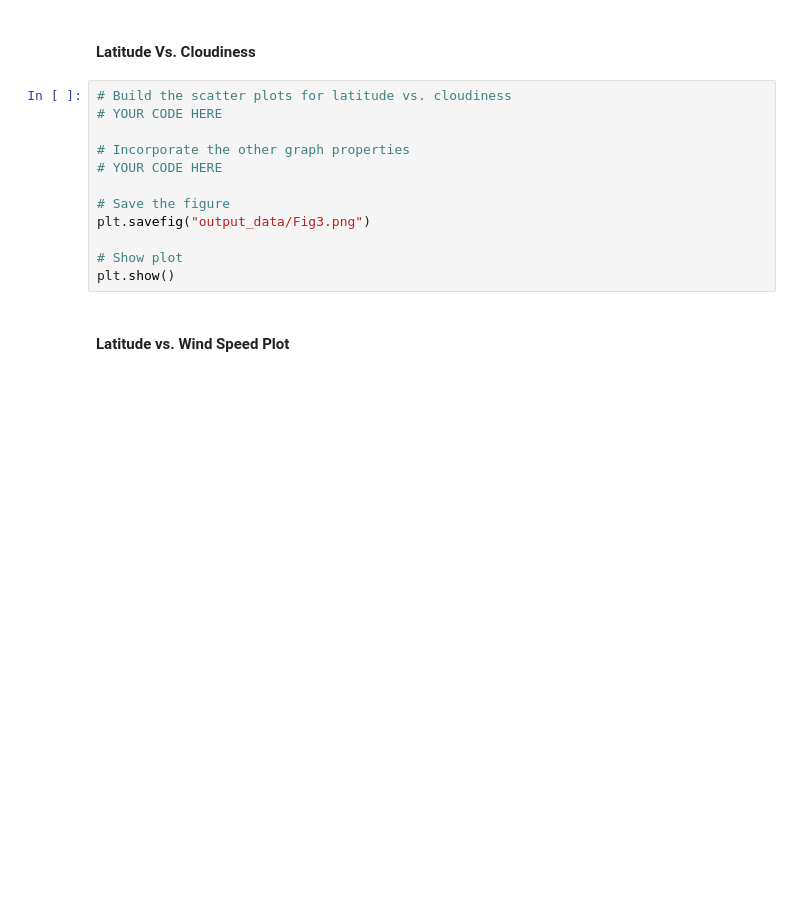
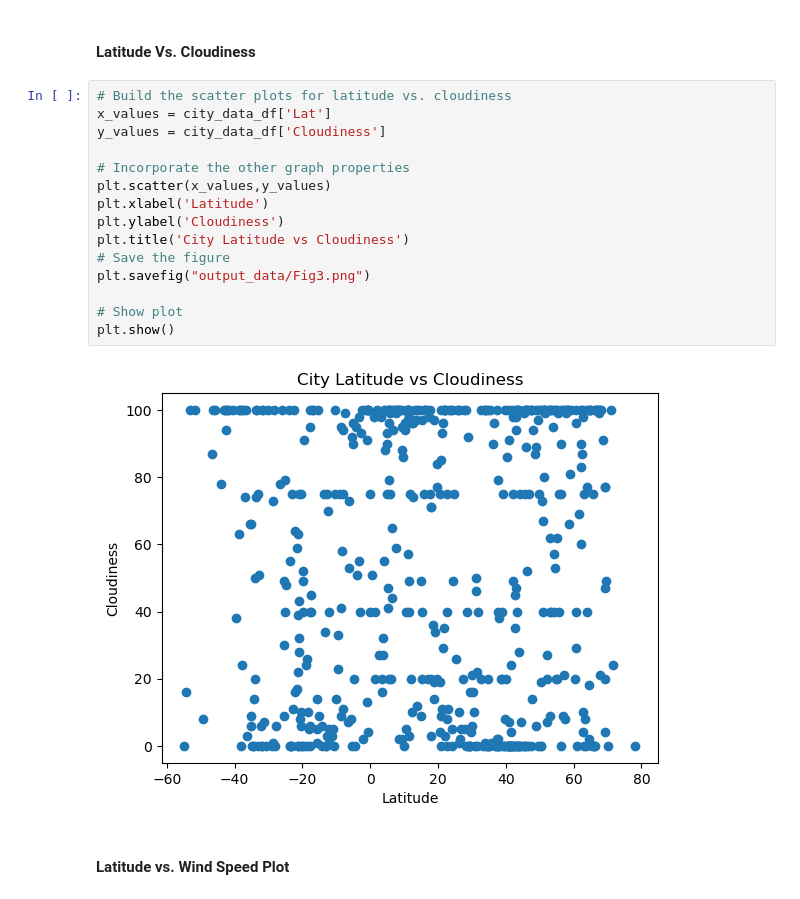
Before and after one commit to rosamp1/python-api-challenge, a Jupyter notebook: WeatherPy/WeatherPy.ipynb, the cells around one changed output. Cells and saved outputs as stored; diff of their text form; blank space fills up the shorter version.

```diff
--- a/WeatherPy/WeatherPy.ipynb
+++ b/WeatherPy/WeatherPy.ipynb
@@ -209,16 +246,21 @@ plt.show()
 #### Latitude Vs. Cloudiness
 # %%
 # Build the scatter plots for latitude vs. cloudiness
-# YOUR CODE HERE
+x_values = city_data_df['Lat']
+y_values = city_data_df['Cloudiness']
 
 # Incorporate the other graph properties
-# YOUR CODE HERE
-
+plt.scatter(x_values,y_values)
+plt.xlabel('Latitude')
+plt.ylabel('Cloudiness')
+plt.title('City Latitude vs Cloudiness')
 # Save the figure
 plt.savefig("output_data/Fig3.png")
 
 # Show plot
 plt.show()
+# %% [output]
+[figure, added]
 # %% [markdown]
 #### Latitude vs. Wind Speed Plot
 # %%
```
Also changed, not shown: parts of 16 cells of this notebook, 5 other files.
